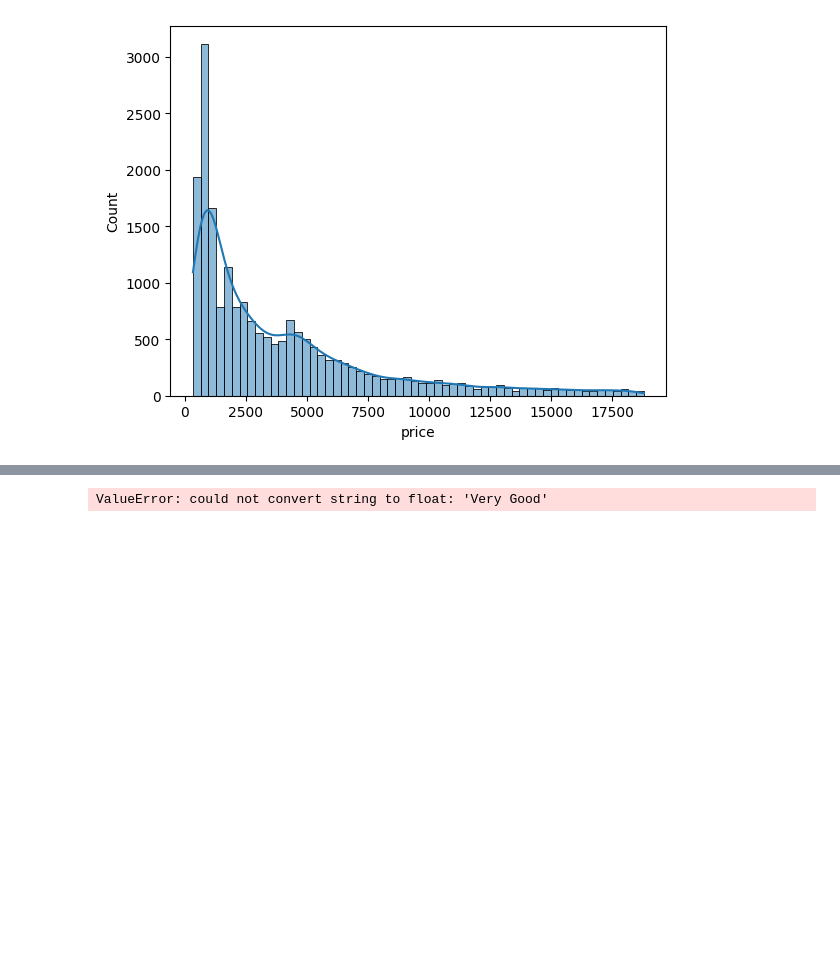
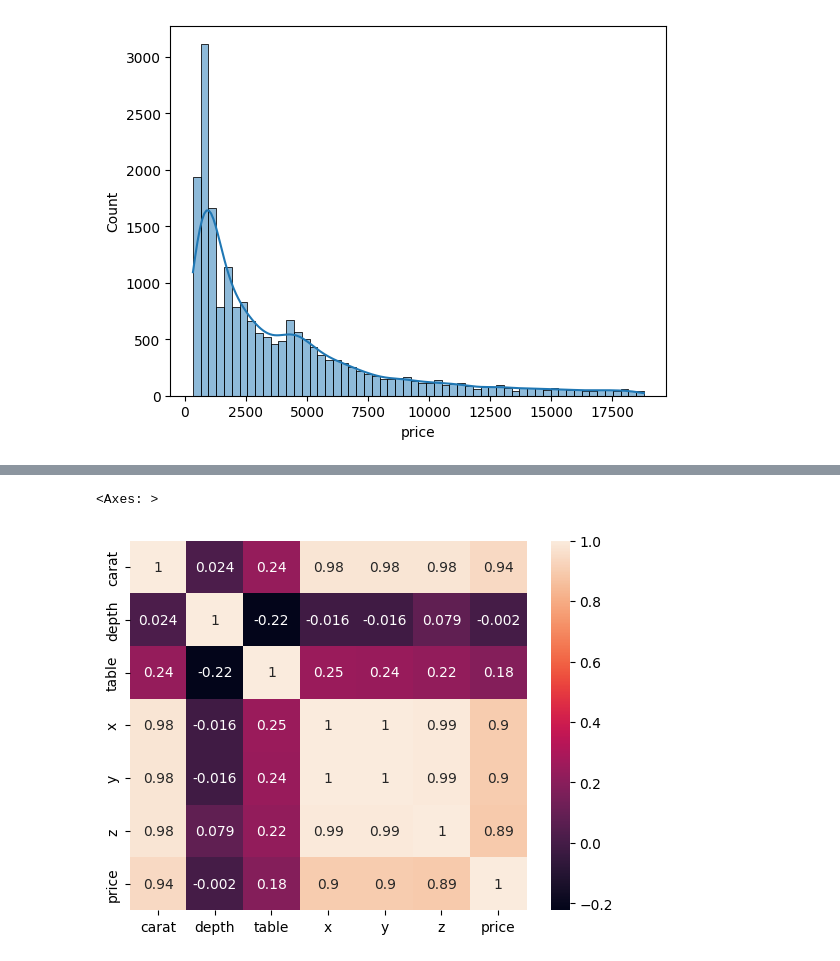
Before and after one commit to Properpython/Diamond-price-Prediction, a Jupyter notebook: notebooks/EDA.ipynb, the cells around one changed output, grey strips where cells are left out. Drawn from its saved outputs; the diff is of its cells as text; code cells hidden in the pictures; blank space fills up the shorter version.

```diff
--- a/notebooks/EDA.ipynb
+++ b/notebooks/EDA.ipynb
@@ -150,4 +155,5 @@ for i in numerical_columns:
 # %%
-sns.heatmap(df.corr())
+sns.heatmap(df[numerical_columns].corr(),annot=True)
 # %% [output]
-ValueError: could not convert string to float: 'Very Good'
+<Axes: >
+[figure, added]
```
Also changed, not shown: parts of 15 cells of this notebook.
